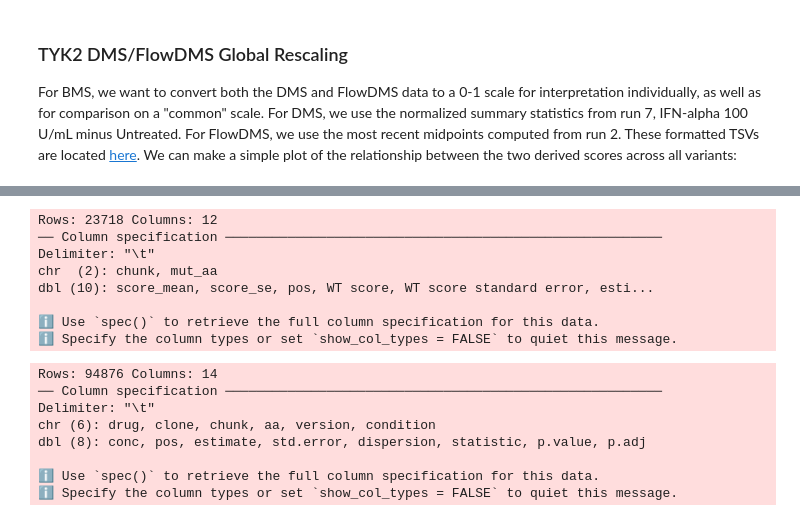
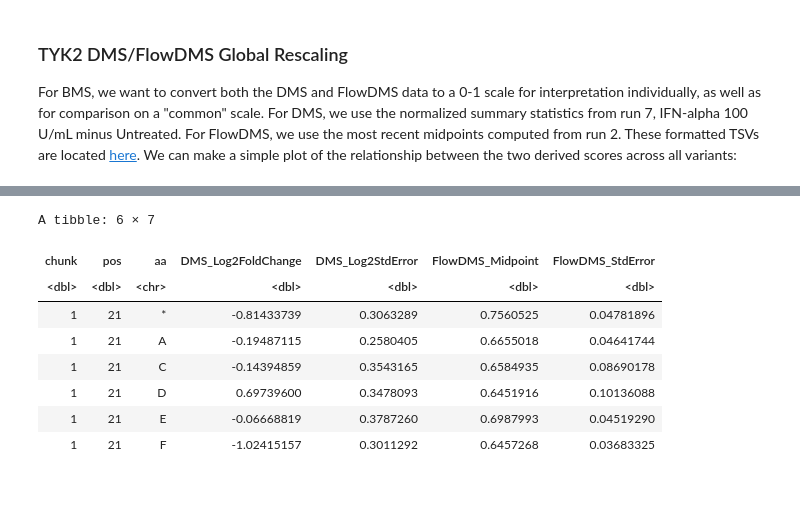
Before and after one commit to MiTPenguin/bms-dms, a Jupyter notebook: notebooks/TYK2-Rescale-Global.ipynb, the cells around one changed output, grey strips where cells are left out. Drawn from its saved outputs; the diff is of its cells as text; code cells hidden in the pictures; blank space fills up the shorter version.

```diff
--- a/notebooks/TYK2-Rescale-Global.ipynb
+++ b/notebooks/TYK2-Rescale-Global.ipynb
@@ -8,9 +46,4 @@ library(tidyverse)
 # %%
-midpoints <- read_tsv("/home/rstudio/bms-dms/sumstats/TYK2-VAMP/run2B/OCNT-VAMPLIB-1-assay-run2B-vampseq-midpoints.sumstats.tsv") %>%
-    select(1:7) %>%
-    mutate(mut_aa = if_else(mut_aa == "X", "*", mut_aa),
-           chunk = as.numeric(gsub("rc", "", chunk)))
-
 stop_scores <- midpoints %>%
     filter(mut_aa %in% c("X","*")) %>%
     group_by(chunk) %>%
@@ -38,26 +71,8 @@ flowdms_format <- sample_stats_rescale %>%
     relocate("ScaledScore", .after = "Midpoint_Upper") %>%
     arrange(Position, AA)
 
-write_tsv(flowdms_format, "../sumstats/BMS/BMS-2/FlowDMS_midpoints_rescaled.tsv")
+write_tsv(flowdms_format, "../sumstats/BMS/BMS-2/ExpressionDMS_midpoints_rescaled.tsv")
-# %% [output]
-Rows: 23718 Columns: 12
-── Column specification ────────────────────────────────────────────────────────
-Delimiter: "\t"
-chr  (2): chunk, mut_aa
-dbl (10): score_mean, score_se, pos, WT score, WT score standard error, esti...
-
-ℹ Use `spec()` to retrieve the full column specification for this data.
-ℹ Specify the column types or set `show_col_types = FALSE` to quiet this message.
 # %%
-dms <- read_tsv("../sumstats/TYK2/run7/tyk2-assay7.tsv")  %>%
-    mutate(aa = if_else(aa == "X", "*", aa),
-           chunk = as.numeric(gsub("rc", "", chunk))) %>%
-    filter(condition == "IFNalpha100_0 - None_0") %>%
-    dplyr::select(chunk, pos, aa, estimate, std.error, statistic, p.value, p.adj) %>%
-    mutate(fc = 2^estimate,
-           fc_lci = 2^(estimate - 2*std.error),
-           fc_uci = 2^(estimate + 2*std.error))
-
 stop_scores_dms <- dms %>%
     filter(aa == "*") %>%
     group_by(chunk) %>%
@@ -84,12 +99,15 @@ dms_format <- dms_rescale %>%
 
 
 write_tsv(dms_format, "../sumstats/BMS/BMS-2/DMS_IFNalpha100vsUntreated_rescaled.tsv")
-# %% [output]
-Rows: 94876 Columns: 14
-── Column specification ────────────────────────────────────────────────────────
-Delimiter: "\t"
-chr (6): drug, clone, chunk, aa, version, condition
-dbl (8): conc, pos, estimate, std.error, dispersion, statistic, p.value, p.adj
-
-ℹ Use `spec()` to retrieve the full column specification for this data.
-ℹ Specify the column types or set `show_col_types = FALSE` to quiet this message.
+# %%
+head(joined_unscaled)
+# %% [output]
+A tibble: 6 × 7
+| chunk | pos | aa | DMS_Log2FoldChange | DMS_Log2StdError | FlowDMS_Midpoint | FlowDMS_StdError |
+| <dbl> | <dbl> | <chr> | <dbl> | <dbl> | <dbl> | <dbl> |
+| 1 | 21 | * | -0.81433739 | 0.3063289 | 0.7560525 | 0.04781896 |
+| 1 | 21 | A | -0.19487115 | 0.2580405 | 0.6655018 | 0.04641744 |
+| 1 | 21 | C | -0.14394859 | 0.3543165 | 0.6584935 | 0.08690178 |
+| 1 | 21 | D | 0.69739600 | 0.3478093 | 0.6451916 | 0.10136088 |
+| 1 | 21 | E | -0.06668819 | 0.3787260 | 0.6987993 | 0.04519290 |
+| 1 | 21 | F | -1.02415157 | 0.3011292 | 0.6457268 | 0.03683325 |
```
Also changed, not shown: parts of 3 cells of this notebook.
